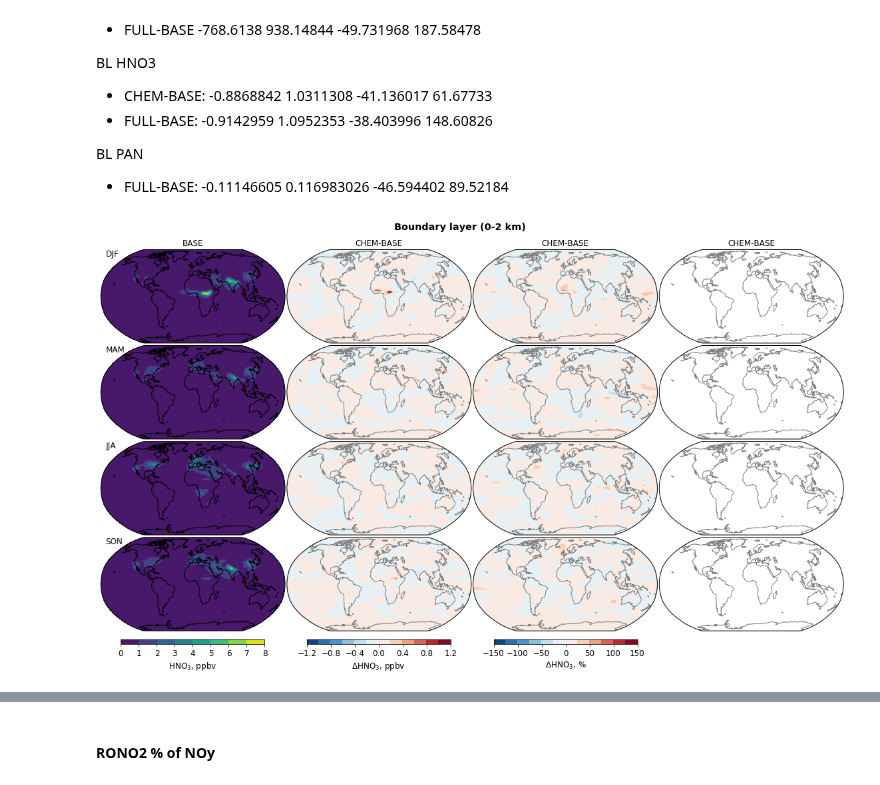
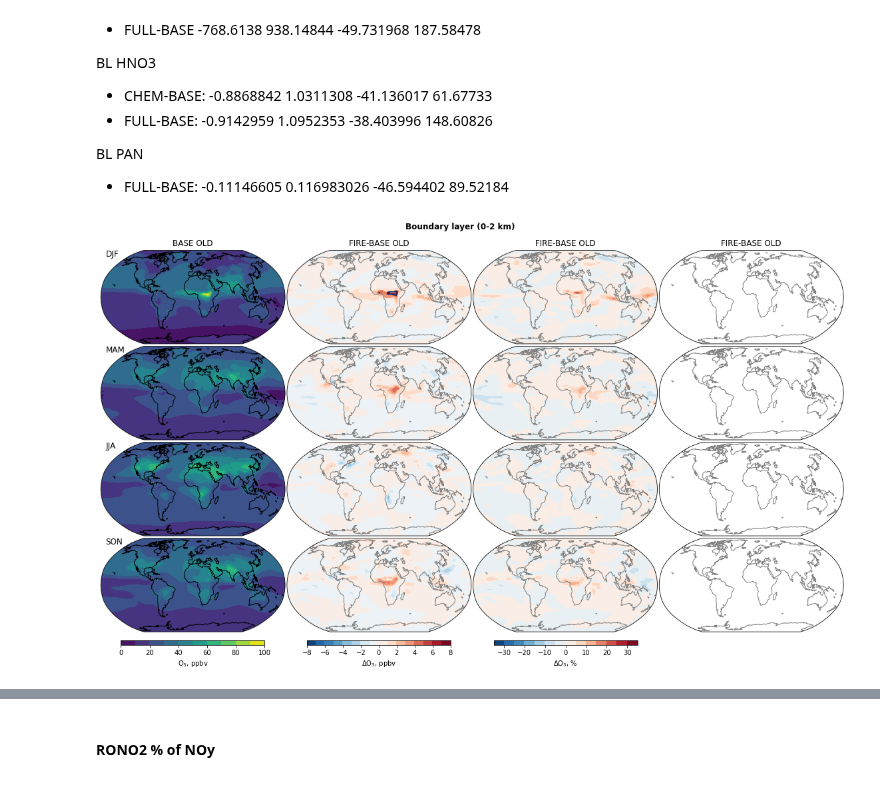
Before and after one commit to mzamyatina/phd_ukca, a Jupyter notebook: plt_xojn_ssndiff.ipynb, the cells around one changed output, grey strips where cells are left out. Cells and saved outputs as stored; diff of their text form; code cells hidden in the pictures.

```diff
--- a/plt_xojn_ssndiff.ipynb
+++ b/plt_xojn_ssndiff.ipynb
@@ -31,12 +31,12 @@ def custom_ctcklbls(x, pos):
 plt.rcParams['mathtext.default'] = 'regular'
 # %%
 # Switches
-base_exp = 'BASE'
-sens_exp = 'CHEM'
-var = 'hno3'
+base_exp = 'BASE OLD'
+sens_exp = 'FIRE'
+var = 'o3'
 w_rono2 = False
-savefig = True
-publish = True
+savefig = False
+publish = False
 bl = True
 # %%
 # Choose experiments
@@ -381,45 +387,45 @@ ax[2,2].contourf(cyclic_lons, lats, cyc_bl_jja_diff.data/cyc_base_bl_jja_mean.da
 p31 = ax[3,1].contourf(cyclic_lons, lats, cyc_bl_son_diff.data, **bl_glb_absdiff_cf_kwargs)
 p32 = ax[3,2].contourf(cyclic_lons, lats, cyc_bl_son_diff.data/cyc_base_bl_son_mean.data*100, **bl_glb_pctdiff_cf_kwargs)
 
-# ax[0,1].contour(cyclic_lons, lats, cyc_bl_djf_diff.data, levels=[1], transform=ccrs.PlateCarree(), cmap='RdBu_r')
+ax[0,1].contour(cyclic_lons, lats, cyc_bl_djf_diff.data, levels=[5], transform=ccrs.PlateCarree(), cmap='RdBu_r')
 # ax[0,2].contour(cyclic_lons, lats, cyc_bl_djf_diff.data/cyc_base_bl_djf_mean.data*100, levels=[185], transform=ccrs.PlateCarree(), cmap='RdBu_r')
 
 ax[0,3].scatter(*stipple_bl(bl_djf_diff, bl_djf_p, fdr_bl), **bl_pval_sc_kwargs)
 ax[1,3].scatter(*stipple_bl(bl_mam_diff, bl_mam_p, fdr_bl), **bl_pval_sc_kwargs)
 ax[2,3].scatter(*stipple_bl(bl_jja_diff, bl_jja_p, fdr_bl), **bl_pval_sc_kwargs)
 ax[3,3].scatter(*stipple_bl(bl_son_diff, bl_son_p, fdr_bl), **bl_pval_sc_kwargs)
 
 fig.subplots_adjust(hspace=-0.78, wspace=0.01)
 cax0 = fig.add_axes([0.146, 0.29, 0.15, 0.005])
 cax1 = fig.add_axes([0.34, 0.29, 0.15, 0.005])
 cax2 = fig.add_axes([0.535, 0.29, 0.15, 0.005])
 if var == 'nox':
     fig.colorbar(p30, cax=cax0, orientation='horizontal', label=var_dict['str'][var]+', ppbv')
     fig.colorbar(p31, cax=cax1, orientation='horizontal', label='$\Delta$'+var_dict['str'][var]+', pptv')
     fig.colorbar(p32, cax=cax2, orientation='horizontal', label='$\Delta$'+var_dict['str'][var]+', %')
 else:
     fig.colorbar(p30, cax=cax0, orientation='horizontal', label=var_dict['str'][var]+', ppbv')
     fig.colorbar(p31, cax=cax1, orientation='horizontal', label='$\Delta$'+var_dict['str'][var]+', ppbv')
     fig.colorbar(p32, cax=cax2, orientation='horizontal', label='$\Delta$'+var_dict['str'][var]+', %')
 fig.text(0.13, 0.695, 'DJF', fontsize=12)
 fig.text(0.13, 0.595, 'MAM', fontsize=12)
 fig.text(0.13, 0.495, 'JJA', fontsize=12)
 fig.text(0.13, 0.395, 'SON', fontsize=12)
 if bl:
     fig.suptitle('Boundary layer (0-2 km)', y=0.73, weight='bold')
 else:
     fig.suptitle('Free troposphere (5-10 km)', y=0.73, weight='bold')
 ax[0,0].set_title(f'{base_exp}')
 for iax in ax[0,1:].flatten(): iax.set_title(f'{sens_exp}-{base_exp}')
 for iax in ax.flatten(): iax.set_global()
 for iax in ax[:,0].flatten(): iax.coastlines(color='k')
 for iax in ax[0:4,1:].flatten(): iax.coastlines(color='grey')
-if savefig:
-    if bl:
-        fig.savefig(path_to_figs / f'{sens_exp.lower()}_{base_exp.lower()}_{var}_pbl_ssn_mean_diff.png', bbox_inches='tight', dpi=300)
-    else:
-        fig.savefig(path_to_figs / f'{sens_exp.lower()}_{base_exp.lower()}_{var}_frt_ssn_mean_diff.png', bbox_inches='tight', dpi=300)
+# if savefig:
+#     if bl:
+#         fig.savefig(path_to_figs / f'{sens_exp.lower()}_{base_exp.lower()}_{var}_pbl_ssn_mean_diff.png', bbox_inches='tight', dpi=300)
+#     else:
+#         fig.savefig(path_to_figs / f'{sens_exp.lower()}_{base_exp.lower()}_{var}_frt_ssn_mean_diff.png', bbox_inches='tight', dpi=300)
 # %% [output]
-[figure, old version]
+[figure, new version]
 # %%
 break
```
Also changed, not shown: parts of 4 cells of this notebook, 3 other files.
